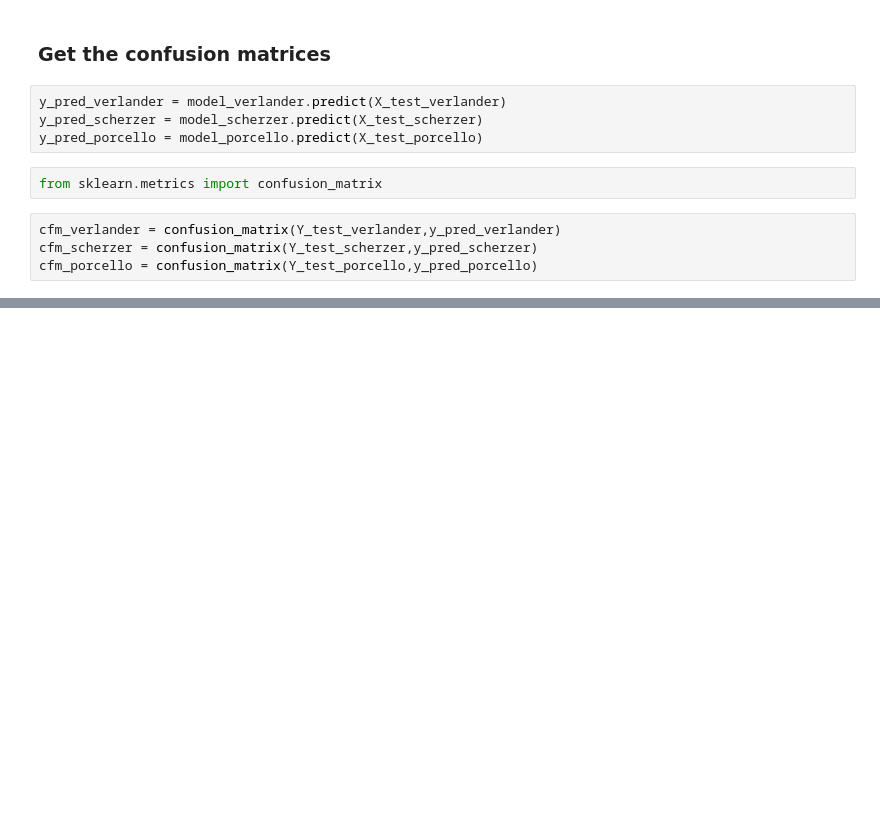
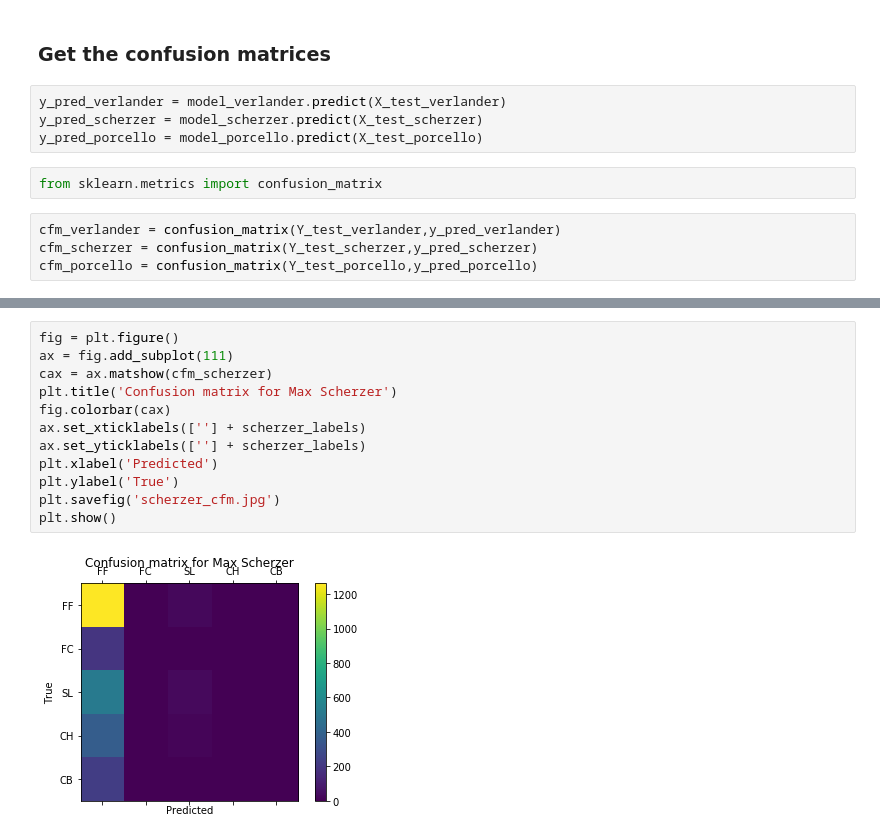
Before and after one commit to JavierPalomares90/scalable_ml_project, a Jupyter notebook: Tuning_XGB.ipynb, the cells around one changed output, grey strips where cells are left out. Saved outputs shown, nothing was run; the diff lists cells and outputs as text; blank space fills up the shorter version.

```diff
--- a/Tuning_XGB.ipynb
+++ b/Tuning_XGB.ipynb
@@ -525,0 +540,14 @@ array([[1598,    0,   28,    0,    1],
+# %%
+fig = plt.figure()
+ax = fig.add_subplot(111)
+cax = ax.matshow(cfm_scherzer)
+plt.title('Confusion matrix for Max Scherzer')
+fig.colorbar(cax)
+ax.set_xticklabels([''] + scherzer_labels)
+ax.set_yticklabels([''] + scherzer_labels)
+plt.xlabel('Predicted')
+plt.ylabel('True')
+plt.savefig('scherzer_cfm.jpg')
+plt.show()
+# %% [output]
+[figure, added]
```
Also changed, not shown: parts of 5 cells of this notebook, 3 other files.
